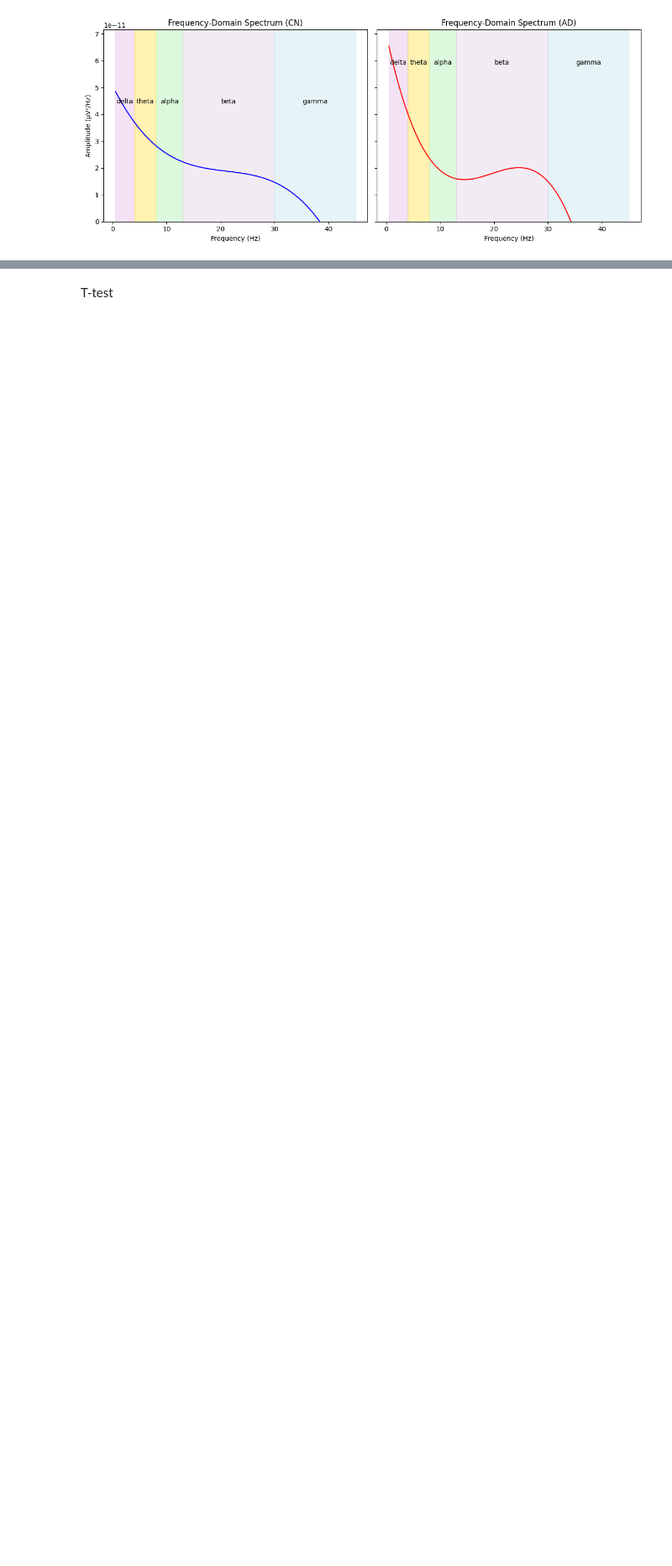
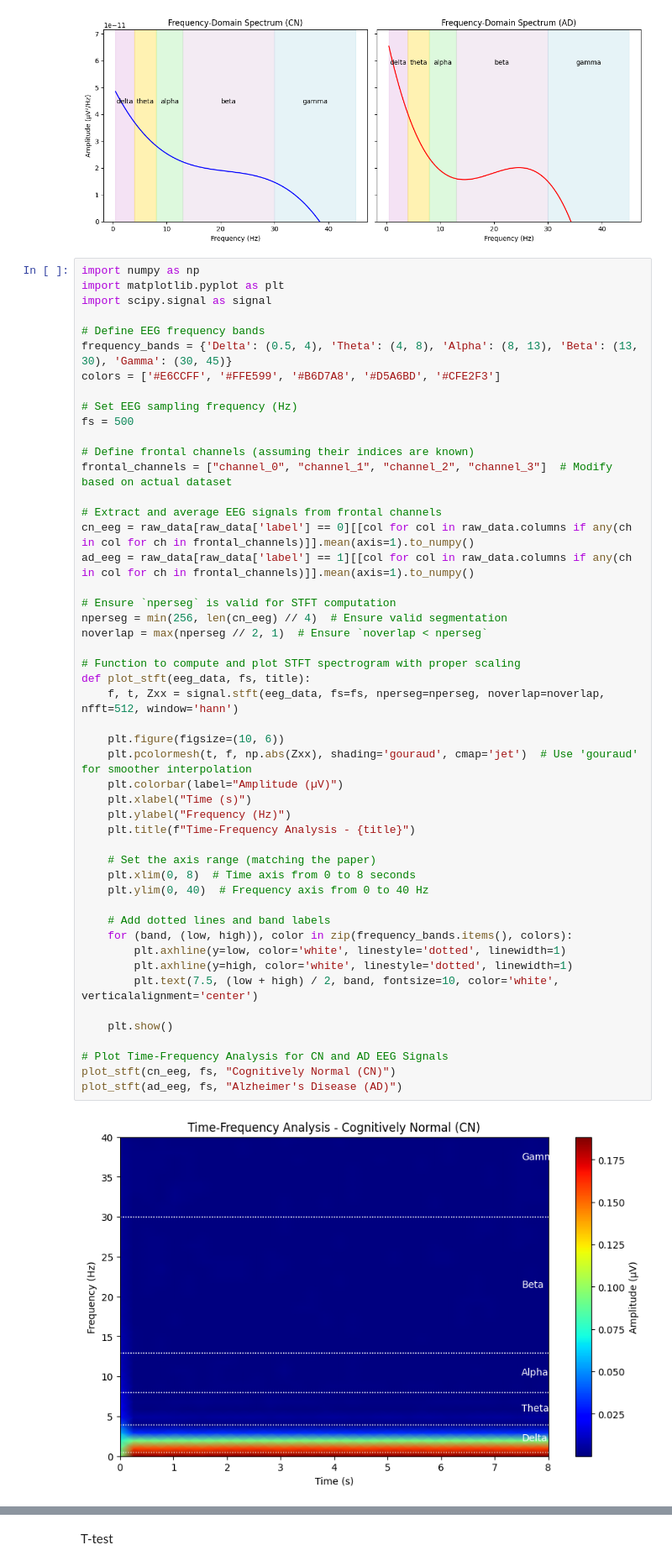
Before and after one commit to Folasewa/Signal_Processing_Projects, a Jupyter notebook: DS_Alzheimer_Project_Folasewa/DS-Alzheimer-Classification.ipynb, the cells around one changed output, grey strips where cells are left out. Shown at 84% size. Drawn from its saved outputs; the diff is of its cells as text; blank space fills up the shorter version.

Commit message:
time-frequency visuals

```diff
--- a/DS_Alzheimer_Project_Folasewa/DS-Alzheimer-Classification.ipynb
+++ b/DS_Alzheimer_Project_Folasewa/DS-Alzheimer-Classification.ipynb
@@ -1460,3 +1460,54 @@ plt.tight_layout()
 plt.show()
 # %% [output]
 [figure]
+# %%
+import numpy as np
+import matplotlib.pyplot as plt
+import scipy.signal as signal
+
+# Define EEG frequency bands
+frequency_bands = {'Delta': (0.5, 4), 'Theta': (4, 8), 'Alpha': (8, 13), 'Beta': (13, 30), 'Gamma': (30, 45)}
+colors = ['#E6CCFF', '#FFE599', '#B6D7A8', '#D5A6BD', '#CFE2F3']
+
+# Set EEG sampling frequency (Hz)
+fs = 500
+
+# Define frontal channels (assuming their indices are known)
+frontal_channels = ["channel_0", "channel_1", "channel_2", "channel_3"]  # Modify based on actual dataset
+
+# Extract and average EEG signals from frontal channels
+cn_eeg = raw_data[raw_data['label'] == 0][[col for col in raw_data.columns if any(ch in col for ch in frontal_channels)]].mean(axis=1).to_numpy()
+ad_eeg = raw_data[raw_data['label'] == 1][[col for col in raw_data.columns if any(ch in col for ch in frontal_channels)]].mean(axis=1).to_numpy()
+
+# Ensure `nperseg` is valid for STFT computation
+nperseg = min(256, len(cn_eeg) // 4)  # Ensure valid segmentation
+noverlap = max(nperseg // 2, 1)  # Ensure `noverlap < nperseg`
+
+# Function to compute and plot STFT spectrogram with proper scaling
+def plot_stft(eeg_data, fs, title):
+    f, t, Zxx = signal.stft(eeg_data, fs=fs, nperseg=nperseg, noverlap=noverlap, nfft=512, window='hann')
+
+    plt.figure(figsize=(10, 6))
+    plt.pcolormesh(t, f, np.abs(Zxx), shading='gouraud', cmap='jet')  # Use 'gouraud' for smoother interpolation
+    plt.colorbar(label="Amplitude (µV)")
+    plt.xlabel("Time (s)")
+    plt.ylabel("Frequency (Hz)")
+    plt.title(f"Time-Frequency Analysis - {title}")
+
+    # Set the axis range (matching the paper)
+    plt.xlim(0, 8)  # Time axis from 0 to 8 seconds
+    plt.ylim(0, 40)  # Frequency axis from 0 to 40 Hz
+
+    # Add dotted lines and band labels
+    for (band, (low, high)), color in zip(frequency_bands.items(), colors):
+        plt.axhline(y=low, color='white', linestyle='dotted', linewidth=1)
+        plt.axhline(y=high, color='white', linestyle='dotted', linewidth=1)
+        plt.text(7.5, (low + high) / 2, band, fontsize=10, color='white', verticalalignment='center')
+
+    plt.show()
+
+# Plot Time-Frequency Analysis for CN and AD EEG Signals
+plot_stft(cn_eeg, fs, "Cognitively Normal (CN)")
+plot_stft(ad_eeg, fs, "Alzheimer's Disease (AD)")
+# %% [output]
+[figure, added]
```
Also changed, not shown: parts of 1 cell of this notebook.
